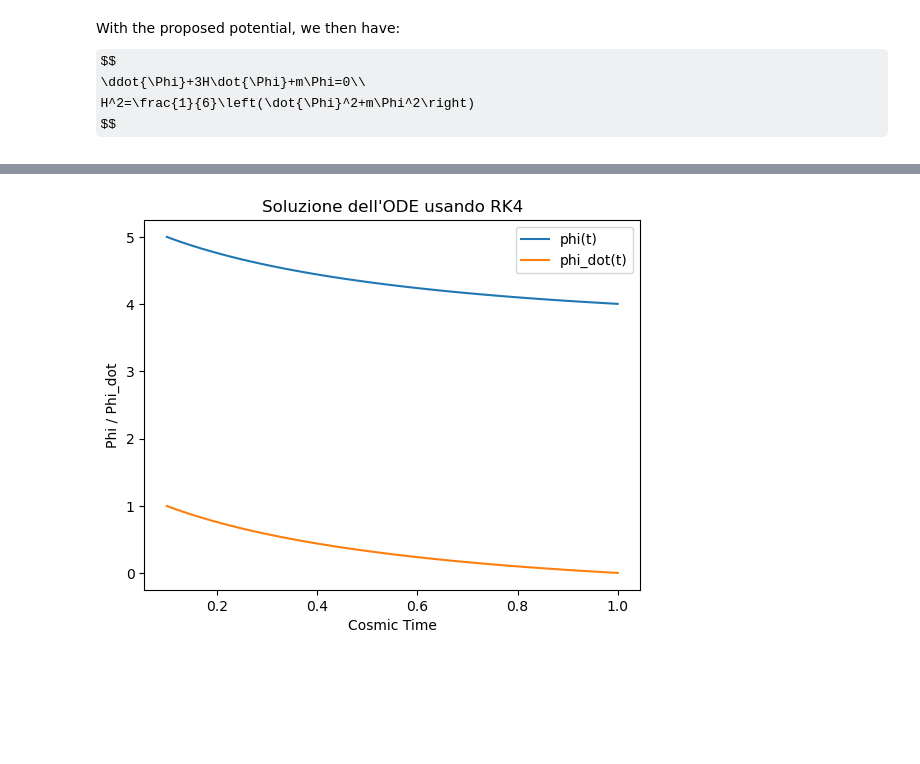
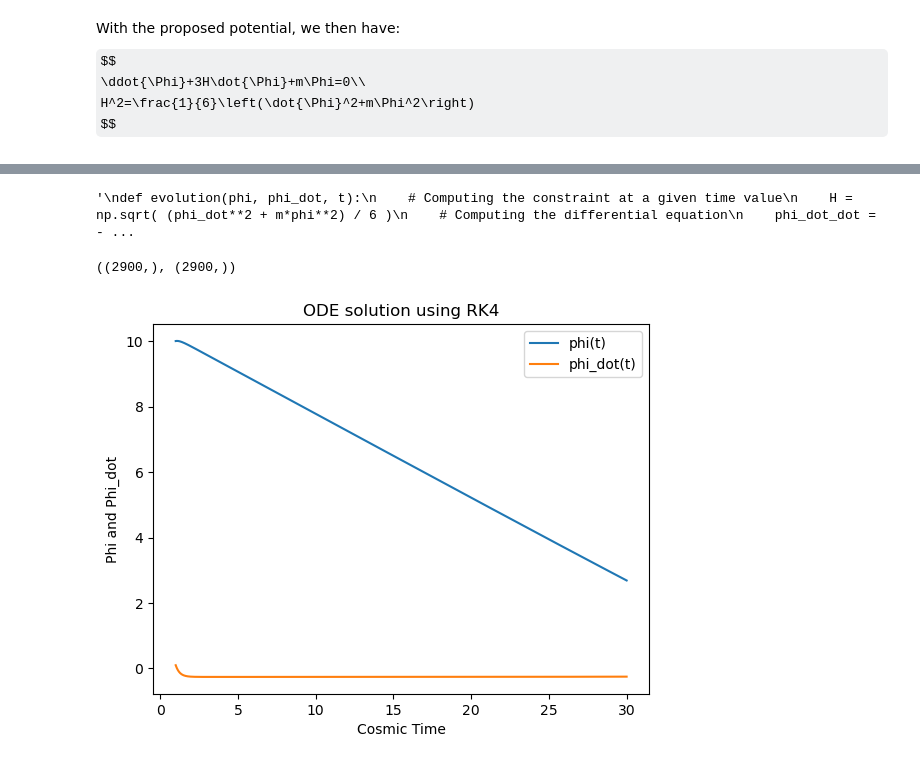
Before and after one commit to GenovaCosmology/AstroCosmoComputational, a Jupyter notebook: Students/Gabriele_Russo/CosmicStructures/ex5.ipynb, the cells around one changed output, grey strips where cells are left out. Saved outputs shown, nothing was run; the diff lists cells and outputs as text; code cells hidden in the pictures; some formulas as TeX source; blank space fills up the shorter version.

```diff
--- a/Students/Gabriele_Russo/CosmicStructures/ex5.ipynb
+++ b/Students/Gabriele_Russo/CosmicStructures/ex5.ipynb
@@ -26,12 +70,29 @@ import matplotlib.pyplot as plt
 # Defining useful parameters
 
 m = 0.1 # in Plank's Mass
-phi0 = 5.0
-phi_dot0 = 1.0
+phi0 = 10.0
+phi_dot0 = 0.1
+# %%
+# Defining the sys of differential equations
+'''
+def phi_derivatives(u, t):
+    H = np.sqrt( (u[1]**2 + m*u[0]**2) / 6 )
+    return [u[1], -3 * H * u[1] - m * u[0]]
+'''
+def phi_derivatives(u, t):
+    return [u[1], -3 * np.sqrt( (u[1]**2 + m*u[0]**2) / 6 ) * u[1] - m * u[0]]
+# %%
+# Time interval in Plank's unit
+t0 = 1.
+tf = 30.
+dt = 0.01
+time = np.arange(t0, tf, dt)
+# %%
+phi, phi_dot = odeint(phi_derivatives, [phi0, phi_dot0], time).T
 # %%
 
 # Defining the function that must be solved with its costraint (it rapresents the ODE)
-
+'''
 def evolution(phi, phi_dot, t):
     # Computing the constraint at a given time value
     H = np.sqrt( (phi_dot**2 + m*phi**2) / 6 )
@@ -39,3 +100,6 @@ def evolution(phi, phi_dot, t):
     phi_dot_dot = -3 * H * phi_dot - m * phi
 
     return phi_dot_dot
+'''
+# %% [output]
+'\ndef evolution(phi, phi_dot, t):\n    # Computing the constraint at a given time value\n    H = np.sqrt( (phi_dot**2 + m*phi**2) / 6 )\n    # Computing the differential equation\n    phi_dot_dot = - ...
@@ -81,23 +106,18 @@ def solve_rk4(func, y0, t0, tf, dt):
+# %%
+time.shape, phi.shape
+# %% [output]
+((2900,), (2900,))
 # %%
-# Time interval in Plank'interval
-t0 = 0.1
-tf = 1.0
-dt = 0.01
-
-# Risolution of the differential eqaution using RK4
-solution = solve_rk4(lambda y, t: evolution(y[0], y[1], t), [phi0, phi_dot0], t0, tf, dt)
-
-
 # Result plot
-plt.plot(np.arange(t0, tf + dt, dt), solution[:, 0], label='phi(t)')
-plt.plot(np.arange(t0, tf + dt, dt), solution[:, 1], label='phi_dot(t)')
+plt.plot(time, phi, label='phi(t)')
+plt.plot(time, phi_dot, label='phi_dot(t)')
 plt.xlabel('Cosmic Time')
-plt.ylabel('Phi / Phi_dot')
-plt.title('Soluzione dell\'ODE usando RK4')
+plt.ylabel('Phi and Phi_dot')
+plt.title('ODE solution using RK4')
 plt.legend(loc='best')
 plt.grid(False)
 plt.show()
 # %% [output]
-[figure, old version]
+[figure, new version]
 # %%
 # Compute V(phi)
```
Also changed, not shown: parts of 14 cells of this notebook.
